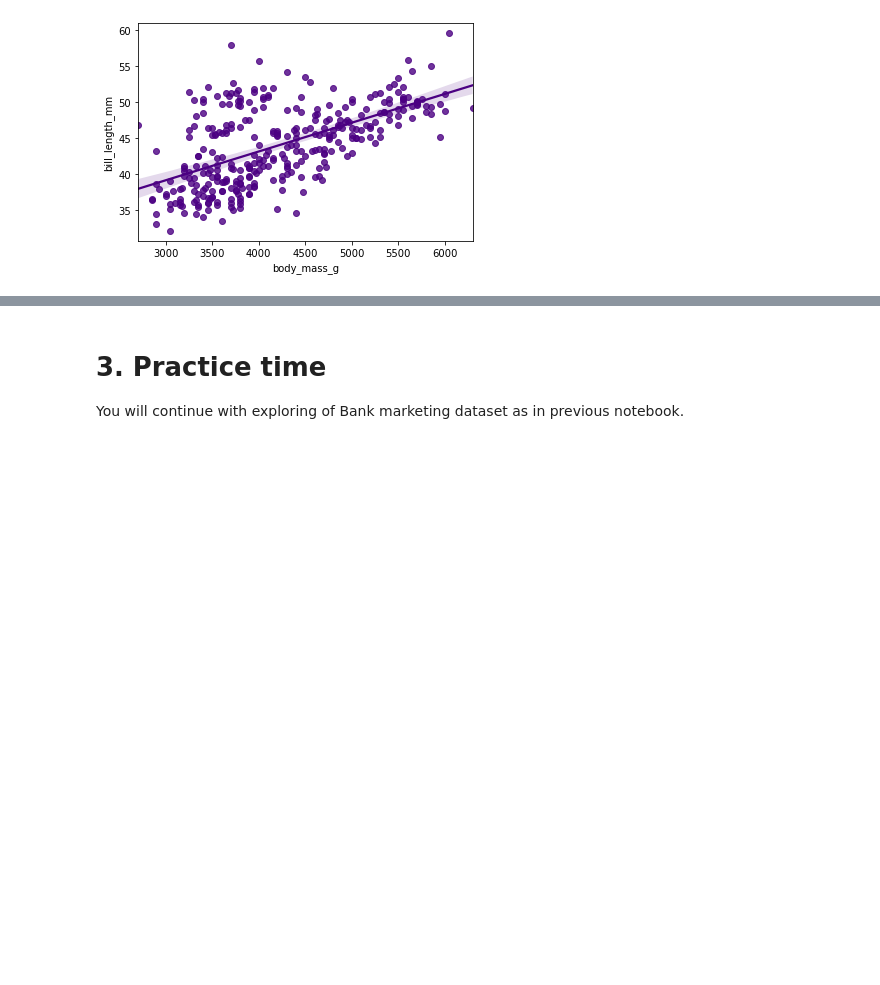
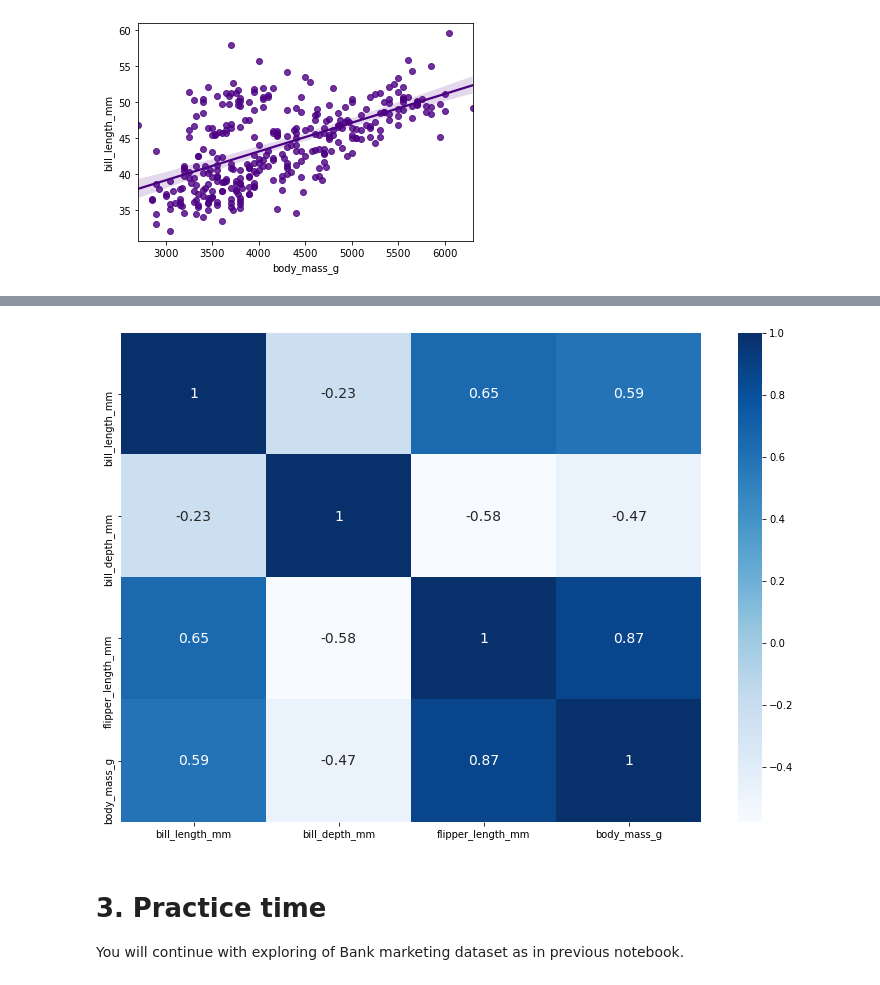
Before and after one commit to zatkopatrik/authentic-data-science, a Jupyter notebook: Jupyter_notebooks/3. Data-Visualization/3_4_13 Bivariate Analysis with Seaborn.ipynb, the cells around one changed output, grey strips where cells are left out. Drawn from its saved outputs; the diff is of its cells as text; code cells hidden in the pictures; blank space fills up the shorter version.

Commit message:
Heatmap

```diff
--- a/Jupyter_notebooks/3. Data-Visualization/3_4_13 Bivariate Analysis with Seaborn.ipynb
+++ b/Jupyter_notebooks/3. Data-Visualization/3_4_13 Bivariate Analysis with Seaborn.ipynb
@@ -311,3 +314,15 @@ sns.heatmap(data = penguins.corr())
+# %%
+# Computing correlation coefficients
+corr = penguins.corr()
+# %%
+# A heatmap of penguins dataset
+fig, ax = plt.subplots(figsize = (13,9))
+sns.heatmap(corr,
+            annot = True,                 # Correlation coeficients will be displayed in each cell
+            annot_kws = {'fontsize':14},  # Setting a fontsize
+            cmap = 'Blues');              # Setting a color map
+# %% [output]
+[figure, added]
 # %% [markdown]
 # 3. Practice time
 
```
Also changed, not shown: parts of 7 cells of this notebook, 1 other file.
